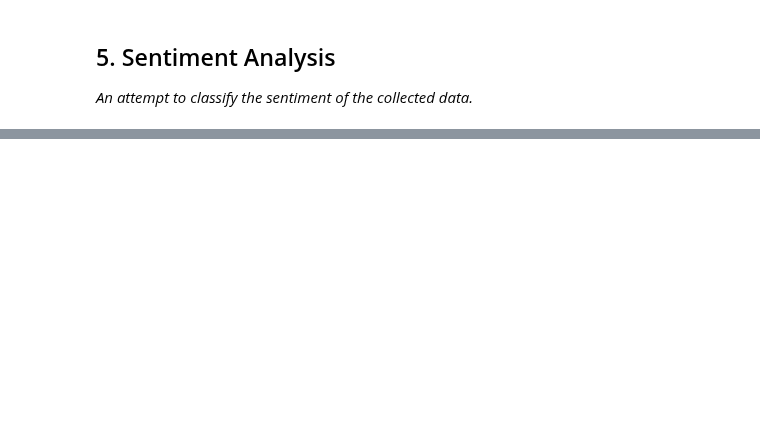
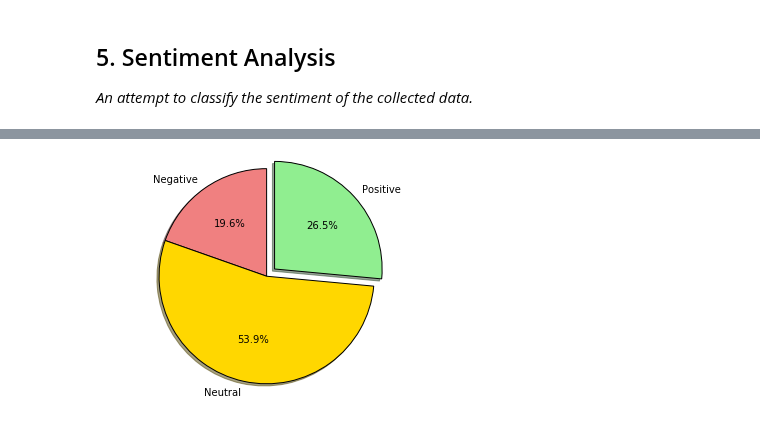
Before and after one commit to taylorrees/penemue, a Jupyter notebook: analysis.ipynb, the cells around one changed output, grey strips where cells are left out. Saved outputs shown, nothing was run; the diff lists cells and outputs as text; code cells hidden in the pictures; blank space fills up the shorter version.

Commit message:
Added to sentiment analysis

```diff
--- a/analysis.ipynb
+++ b/analysis.ipynb
@@ -462,3 +461,37 @@ with open(edge_file, 'w') as f:
+# %%
+def sentiment(tweets):
+    """Get the number of positive, neutral and
+    negative tweets in a sample."""
+
+    polarity = [TextBlob(tweet["text"]).sentiment.polarity
+                for tweet in tweets]
+
+    positive = len([x
+                    for x in polarity
+                         if x > 0])
+
+    neutral = len([x
+                  for x in polarity
+                      if x == 0])
+
+    negative = len([x
+                   for x in polarity
+                       if x < 0])
+
+    return positive, neutral, negative
+# %%
+def sent_pie(positive, neutral, negative):
+    """Plot a pie chart"""
+
+    sizes = (negative, neutral, positive)
+    labels = ("Negative", "Neutral", "Positive")
+    colors = ('lightcoral', 'gold', 'lightgreen')
+
+    plt.pie(sizes, labels=labels, colors=colors, autopct='%1.1f%%',
+            shadow=True, startangle=90, explode=(0,0,0.1))
+
+    plt.axis('equal')
+    plt.show()
 # %% [markdown]
 ### 5.1. All Tweets
 
@@ -498,0 +513,10 @@ plt.show()
+# %%
+"""Collect the data"""
+
+positive, neutral, negative = sentiment(joi_originals)
+# %%
+"""Plot a pie chart"""
+
+sent_pie(positive, neutral, negative)
+# %% [output]
+[figure, added]
```
Also changed, not shown: parts of 24 cells of this notebook.
